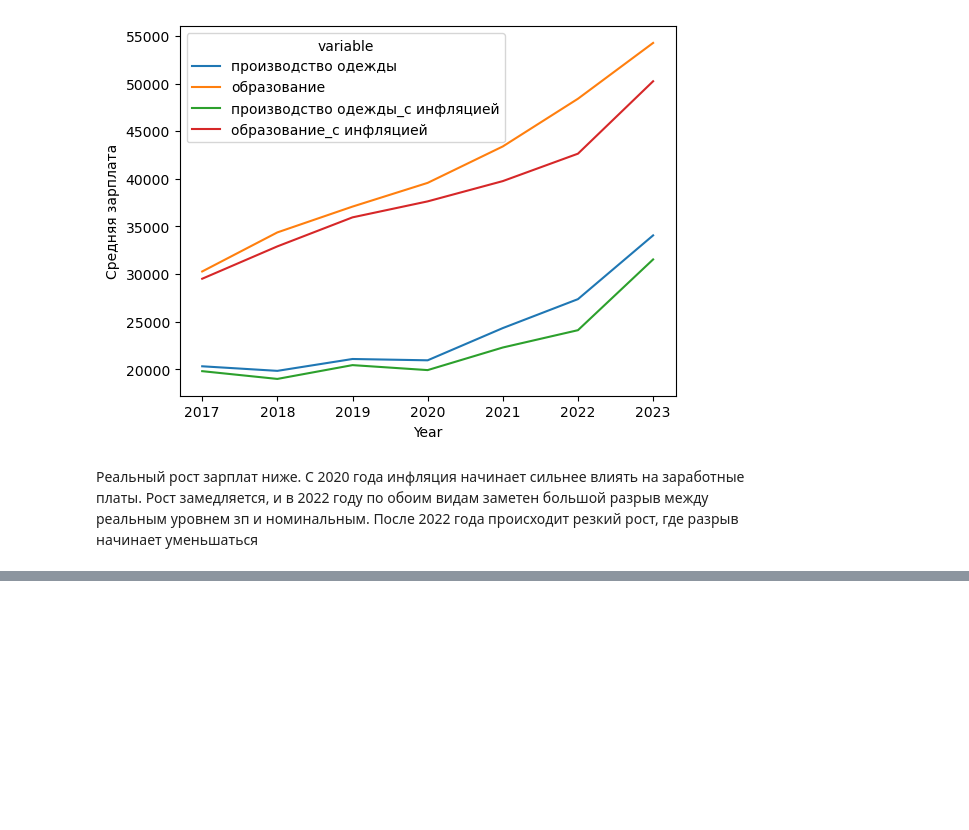
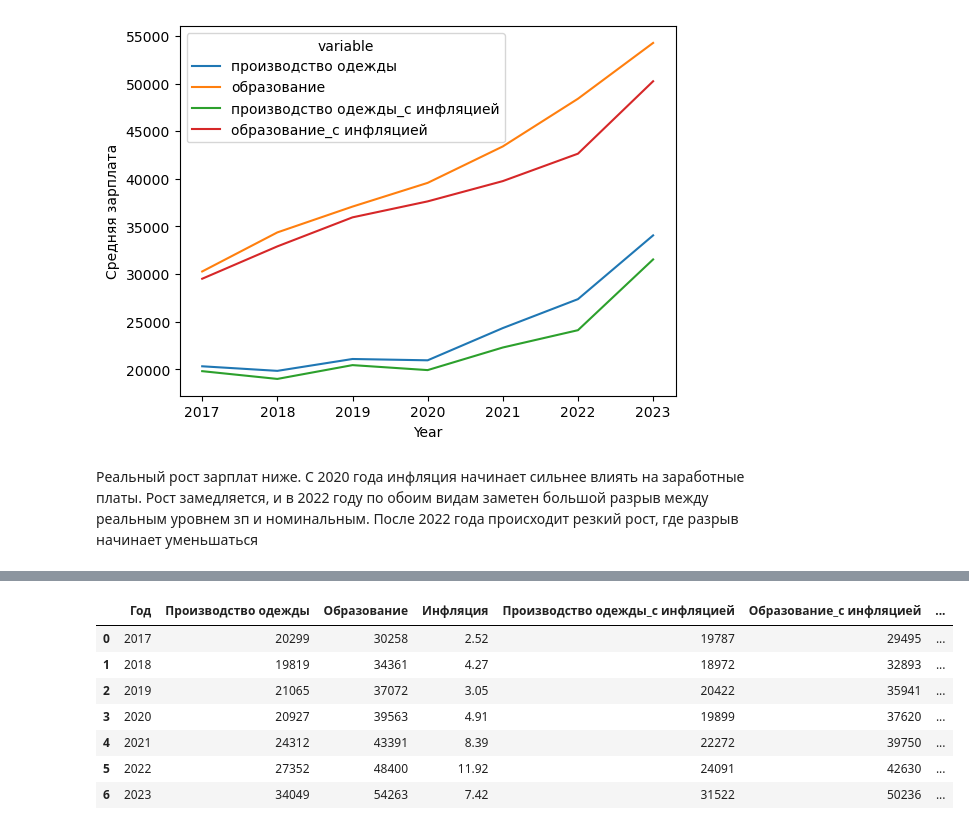
Before and after one commit to disimhot/hse_rosstat, a Jupyter notebook: analysis.ipynb, the cells around one changed output, grey strips where cells are left out. Drawn from its saved outputs; the diff is of its cells as text; code cells hidden in the pictures; blank space fills up the shorter version.

```diff
--- a/analysis.ipynb
+++ b/analysis.ipynb
@@ -60,3 +60,6 @@ infl_df.head()
 # %%
 data = data.reset_index()
 data.rename(columns={'index': 'Year'}, inplace=True)
+# %%
+data['Year'] = data['Year'].astype(int)
+infl_df['Year'] = infl_df['Year'].astype(int)
@@ -65,6 +83,9 @@ df = data.merge(infl_df[['Total', 'Year']], how='left', on='Year')
 # %%
-df['производство одежды_с инфляцией']= (df['производство одежды'] - df['производство одежды']* df['Total']/100).astype(int)
-df['образование_с инфляцией']= (df['образование'] - df['образование']* df['Total']/100).astype(int)
+df['Производство одежды_с инфляцией']= (df['производство одежды'] - df['производство одежды']* df['Total']/100).astype(int)
+df['Образование_с инфляцией']= (df['образование'] - df['образование']* df['Total']/100).astype(int)
+
+df['Прирост зп в производстве одежды'] = (df['производство одежды']/df['производство одежды'].shift(1)*100 - 100).fillna(value=0).astype(int)
+df['Прирост зп в образовании'] = (df['образование']/df['образование'].shift(1)*100 - 100).fillna(value=0).astype(int)
 # %%
 df.drop(columns=['Total'], inplace=True)
 s = pd.melt(df, ['Year'])
@@ -77,0 +137,19 @@ sns.lineplot(x='Year', y='Средняя зарплата', hue='variable', data
+# %%
+df.rename(columns={
+    'Year': 'Год',
+    'производство одежды': 'Производство одежды',
+    'образование': 'Образование',
+    'Total': 'Инфляция',
+                 }, inplace=True)
+df.to_csv('out.csv', index=False)
+# %%
+df
+# %% [output]
+|  | Год | Производство одежды | Образование | Инфляция | Производство одежды_с инфляцией | Образование_с инфляцией | ... |
+| 0 | 2017 | 20299 | 30258 | 2.52 | 19787 | 29495 | ... |
+| 1 | 2018 | 19819 | 34361 | 4.27 | 18972 | 32893 | ... |
+| 2 | 2019 | 21065 | 37072 | 3.05 | 20422 | 35941 | ... |
+| 3 | 2020 | 20927 | 39563 | 4.91 | 19899 | 37620 | ... |
+| 4 | 2021 | 24312 | 43391 | 8.39 | 22272 | 39750 | ... |
+| 5 | 2022 | 27352 | 48400 | 11.92 | 24091 | 42630 | ... |
+| 6 | 2023 | 34049 | 54263 | 7.42 | 31522 | 50236 | ... |
```
Also changed, not shown: parts of 5 cells of this notebook, 3 other files.
